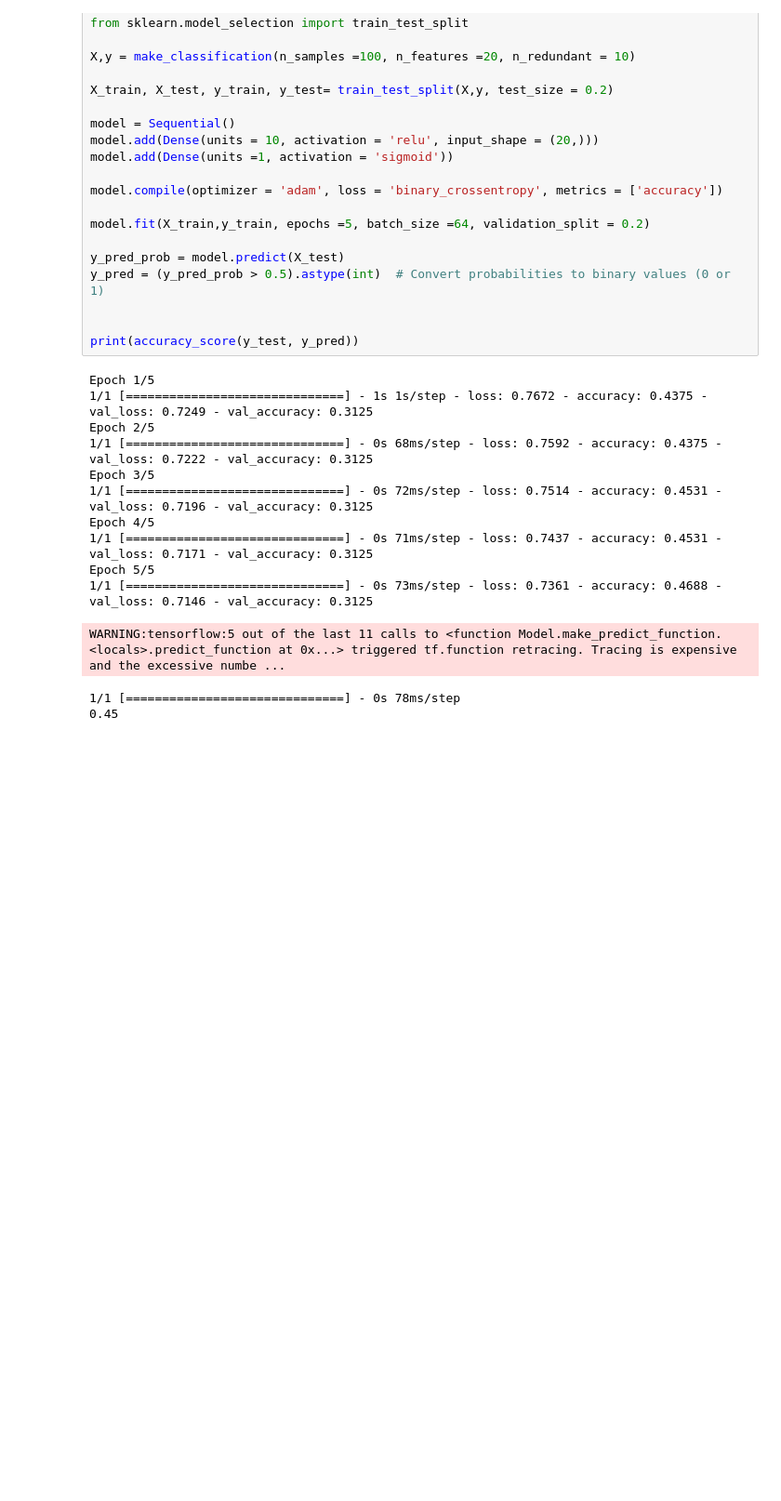
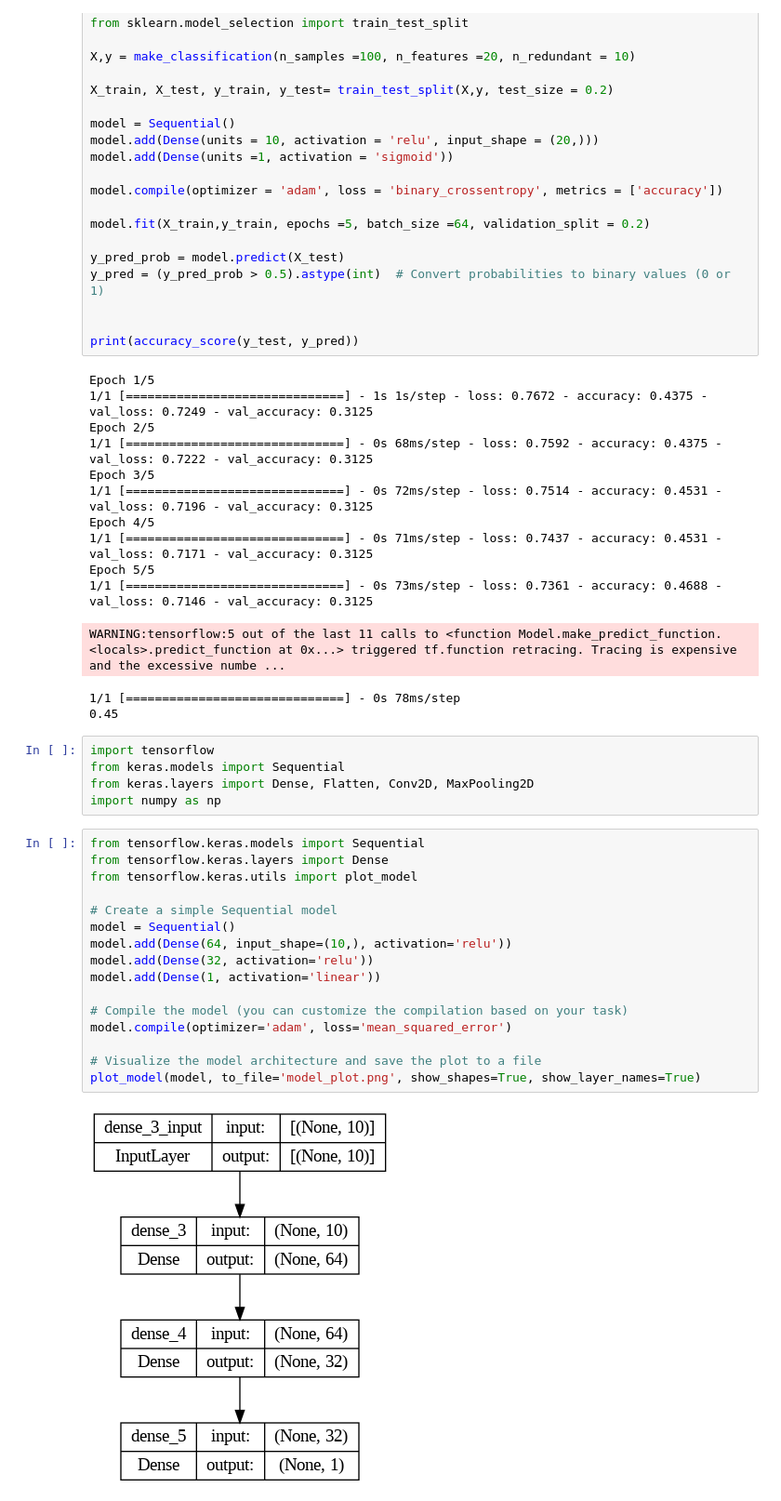
Before and after one commit to MrSimple07/MachineLearning_Practice, a Jupyter notebook: RandomML.ipynb, the cells around one changed output. Shown at 93% size. Cells and saved outputs as stored; diff of their text form; blank space fills up the shorter version.

```diff
--- a/RandomML.ipynb
+++ b/RandomML.ipynb
@@ -995,3 +995,26 @@ Epoch 5/5
 WARNING:tensorflow:5 out of the last 11 calls to <function Model.make_predict_function.<locals>.predict_function at 0x...> triggered tf.function retracing. Tracing is expensive and the excessive numbe ...
 1/1 [==============================] - 0s 78ms/step
 0.45
+# %%
+import tensorflow
+from keras.models import Sequential
+from keras.layers import Dense, Flatten, Conv2D, MaxPooling2D
+import numpy as np
+# %%
+from tensorflow.keras.models import Sequential
+from tensorflow.keras.layers import Dense
+from tensorflow.keras.utils import plot_model
+
+# Create a simple Sequential model
+model = Sequential()
+model.add(Dense(64, input_shape=(10,), activation='relu'))
+model.add(Dense(32, activation='relu'))
+model.add(Dense(1, activation='linear'))
+
+# Compile the model (you can customize the compilation based on your task)
+model.compile(optimizer='adam', loss='mean_squared_error')
+
+# Visualize the model architecture and save the plot to a file
+plot_model(model, to_file='model_plot.png', show_shapes=True, show_layer_names=True)
+# %% [output]
+[figure, added]
```
